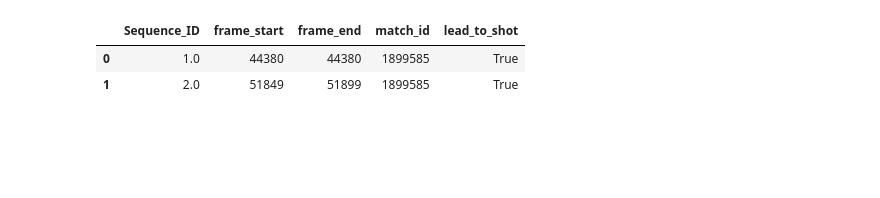
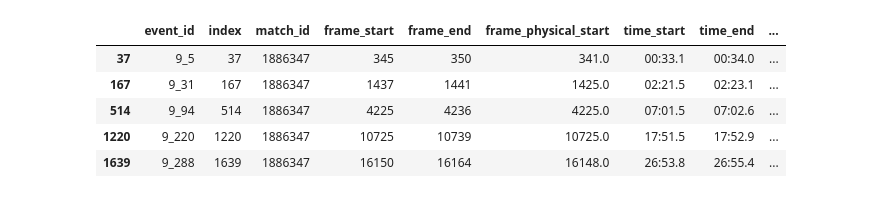
Before and after one commit to MihirT906/PlayTactix, a Jupyter notebook: backend/services/test_key_moment_finder.ipynb, the cells around one changed output. Cells and saved outputs as stored; diff of their text form; code cells hidden in the pictures; blank space fills up the shorter version.

```diff
--- a/backend/services/test_key_moment_finder.ipynb
+++ b/backend/services/test_key_moment_finder.ipynb
@@ -23,3 +49,12 @@ bronze_event_data[bronze_event_data['lead_to_shot'] == True].head()
+# %%
+bronze_event_data[bronze_event_data['beaten_by_movement'] == True].head()
+# %% [output]
+|  | event_id | index | match_id | frame_start | frame_end | frame_physical_start | time_start | time_end | ... |
+| 37 | 9_5 | 37 | 1886347 | 345 | 350 | 341.0 | 00:33.1 | 00:34.0 | ... |
+| 167 | 9_31 | 167 | 1886347 | 1437 | 1441 | 1425.0 | 02:21.5 | 02:23.1 | ... |
+| 514 | 9_94 | 514 | 1886347 | 4225 | 4236 | 4225.0 | 07:01.5 | 07:02.6 | ... |
+| 1220 | 9_220 | 1220 | 1886347 | 10725 | 10739 | 10725.0 | 17:51.5 | 17:52.9 | ... |
+| 1639 | 9_288 | 1639 | 1886347 | 16150 | 16164 | 16148.0 | 26:53.8 | 26:55.4 | ... |
 # %%
 def find_all_goals_scored(df):
     df = df[(df['lead_to_goal'] == True) & (df['event_type'] == 'player_possession')]
@@ -31,6 +65,0 @@ grouped_data = events_data_copy.groupby("Sequence_ID").agg({'frame_start': 'min'
-# %%
-display(grouped_data)
-# %% [output]
-|  | Sequence_ID | frame_start | frame_end | match_id | lead_to_shot |
-| 0 | 1.0 | 44380 | 44380 | 1899585 | True |
-| 1 | 2.0 | 51849 | 51899 | 1899585 | True |
```
Also changed, not shown: parts of 8 cells of this notebook, 3 other files.
